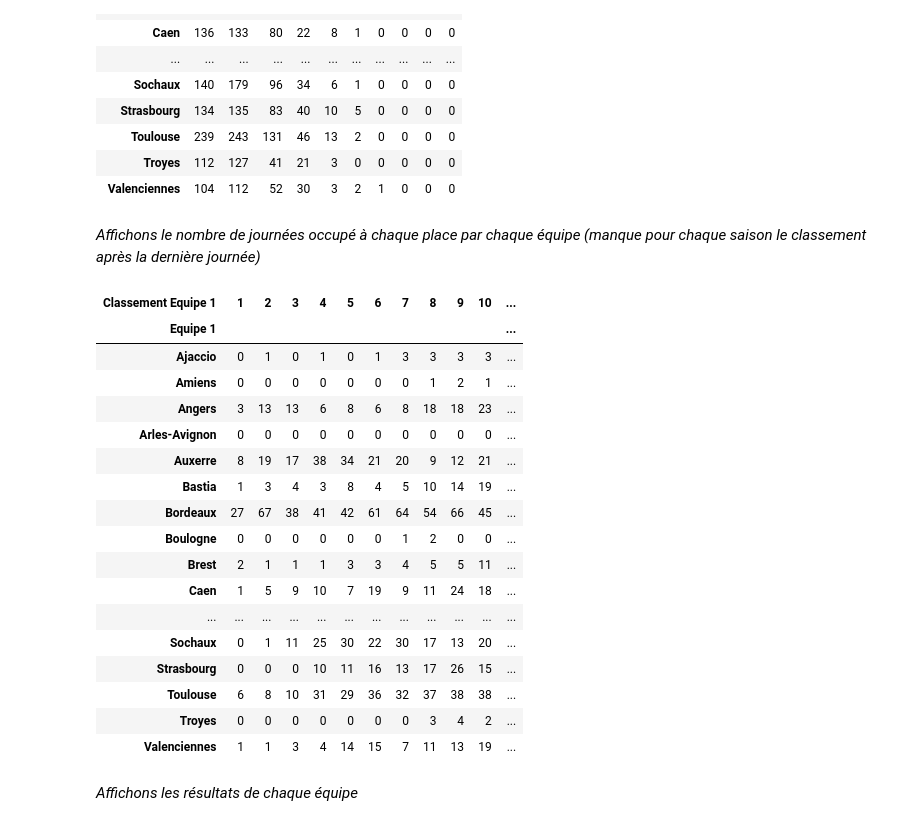
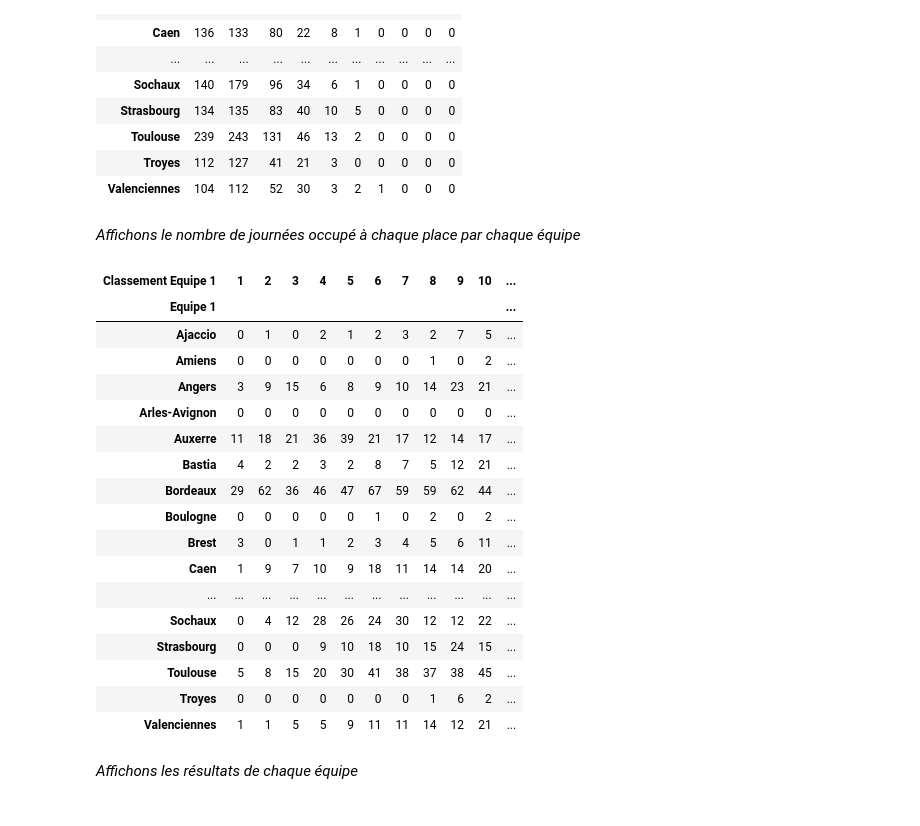
Before and after one commit to alexandreviard/Ligue1Predictor, a Jupyter notebook: 1ère approche.ipynb, the cells around one changed output. Saved outputs shown, nothing was run; the diff lists cells and outputs as text; code cells hidden in the pictures.

```diff
--- a/1ère approche.ipynb
+++ b/1ère approche.ipynb
@@ -220,28 +279,28 @@ display(dataframe_final.groupby(['Equipe 1'])['Buts Equipe 1'].value_counts().un
 | Troyes | 112 | 127 | 41 | 21 | 3 | 0 | 0 | 0 | 0 | 0 |
 | Valenciennes | 104 | 112 | 52 | 30 | 3 | 2 | 1 | 0 | 0 | 0 |
 # %% [markdown]
-*Affichons le nombre de journées occupé à chaque place par chaque équipe (manque pour chaque saison le classement après la dernière journée)*
+*Affichons le nombre de journées occupé à chaque place par chaque équipe*
 # %%
-display(dataframe_final.groupby(['Equipe 1'])['Classement Equipe 1'].value_counts().unstack().fillna(0).astype(int))
+display(dataframe_stats.groupby(['Equipe 1'])['Classement Equipe 1'].value_counts().unstack().fillna(0).astype(int))
 # %% [output]
 | Classement Equipe 1 | 1 | 2 | 3 | 4 | 5 | 6 | 7 | 8 | 9 | 10 | ... |
 | Equipe 1 |  |  |  |  |  |  |  |  |  |  | ... |
-| Ajaccio | 0 | 1 | 0 | 1 | 0 | 1 | 3 | 3 | 3 | 3 | ... |
-| Amiens | 0 | 0 | 0 | 0 | 0 | 0 | 0 | 1 | 2 | 1 | ... |
-| Angers | 3 | 13 | 13 | 6 | 8 | 6 | 8 | 18 | 18 | 23 | ... |
+| Ajaccio | 0 | 1 | 0 | 2 | 1 | 2 | 3 | 2 | 7 | 5 | ... |
+| Amiens | 0 | 0 | 0 | 0 | 0 | 0 | 0 | 1 | 0 | 2 | ... |
+| Angers | 3 | 9 | 15 | 6 | 8 | 9 | 10 | 14 | 23 | 21 | ... |
 | Arles-Avignon | 0 | 0 | 0 | 0 | 0 | 0 | 0 | 0 | 0 | 0 | ... |
-| Auxerre | 8 | 19 | 17 | 38 | 34 | 21 | 20 | 9 | 12 | 21 | ... |
-| Bastia | 1 | 3 | 4 | 3 | 8 | 4 | 5 | 10 | 14 | 19 | ... |
-| Bordeaux | 27 | 67 | 38 | 41 | 42 | 61 | 64 | 54 | 66 | 45 | ... |
-| Boulogne | 0 | 0 | 0 | 0 | 0 | 0 | 1 | 2 | 0 | 0 | ... |
-| Brest | 2 | 1 | 1 | 1 | 3 | 3 | 4 | 5 | 5 | 11 | ... |
-| Caen | 1 | 5 | 9 | 10 | 7 | 19 | 9 | 11 | 24 | 18 | ... |
+| Auxerre | 11 | 18 | 21 | 36 | 39 | 21 | 17 | 12 | 14 | 17 | ... |
+| Bastia | 4 | 2 | 2 | 3 | 2 | 8 | 7 | 5 | 12 | 21 | ... |
+| Bordeaux | 29 | 62 | 36 | 46 | 47 | 67 | 59 | 59 | 62 | 44 | ... |
+| Boulogne | 0 | 0 | 0 | 0 | 0 | 1 | 0 | 2 | 0 | 2 | ... |
+| Brest | 3 | 0 | 1 | 1 | 2 | 3 | 4 | 5 | 6 | 11 | ... |
+| Caen | 1 | 9 | 7 | 10 | 9 | 18 | 11 | 14 | 14 | 20 | ... |
 | ... | ... | ... | ... | ... | ... | ... | ... | ... | ... | ... | ... |
-| Sochaux | 0 | 1 | 11 | 25 | 30 | 22 | 30 | 17 | 13 | 20 | ... |
-| Strasbourg | 0 | 0 | 0 | 10 | 11 | 16 | 13 | 17 | 26 | 15 | ... |
-| Toulouse | 6 | 8 | 10 | 31 | 29 | 36 | 32 | 37 | 38 | 38 | ... |
-| Troyes | 0 | 0 | 0 | 0 | 0 | 0 | 0 | 3 | 4 | 2 | ... |
-| Valenciennes | 1 | 1 | 3 | 4 | 14 | 15 | 7 | 11 | 13 | 19 | ... |
+| Sochaux | 0 | 4 | 12 | 28 | 26 | 24 | 30 | 12 | 12 | 22 | ... |
+| Strasbourg | 0 | 0 | 0 | 9 | 10 | 18 | 10 | 15 | 24 | 15 | ... |
+| Toulouse | 5 | 8 | 15 | 20 | 30 | 41 | 38 | 37 | 38 | 45 | ... |
+| Troyes | 0 | 0 | 0 | 0 | 0 | 0 | 0 | 1 | 6 | 2 | ... |
+| Valenciennes | 1 | 1 | 5 | 5 | 9 | 11 | 11 | 14 | 12 | 21 | ... |
 # %% [markdown]
 *Affichons les résultats de chaque équipe*
 # %%
```
Also changed, not shown: parts of 27 cells of this notebook, 3 other files.
